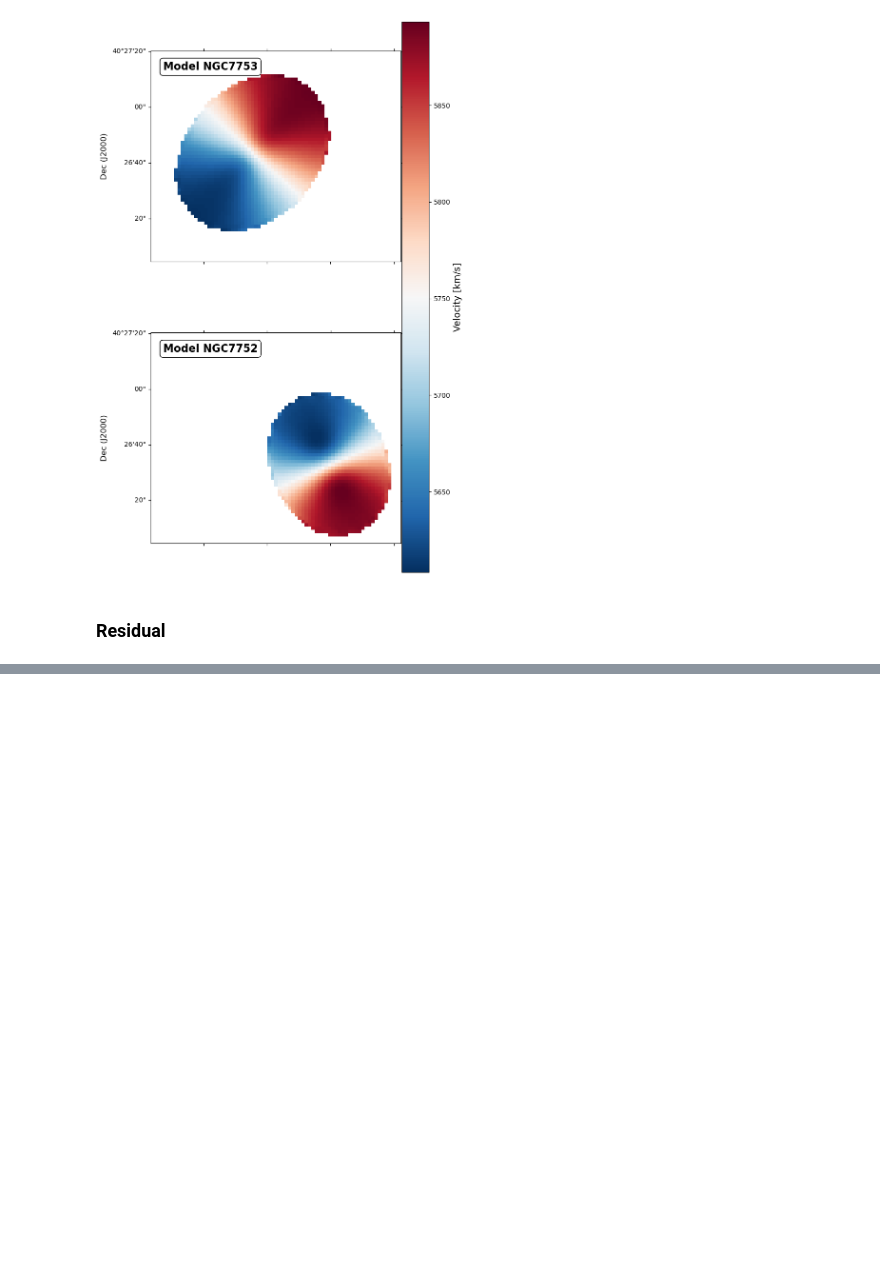
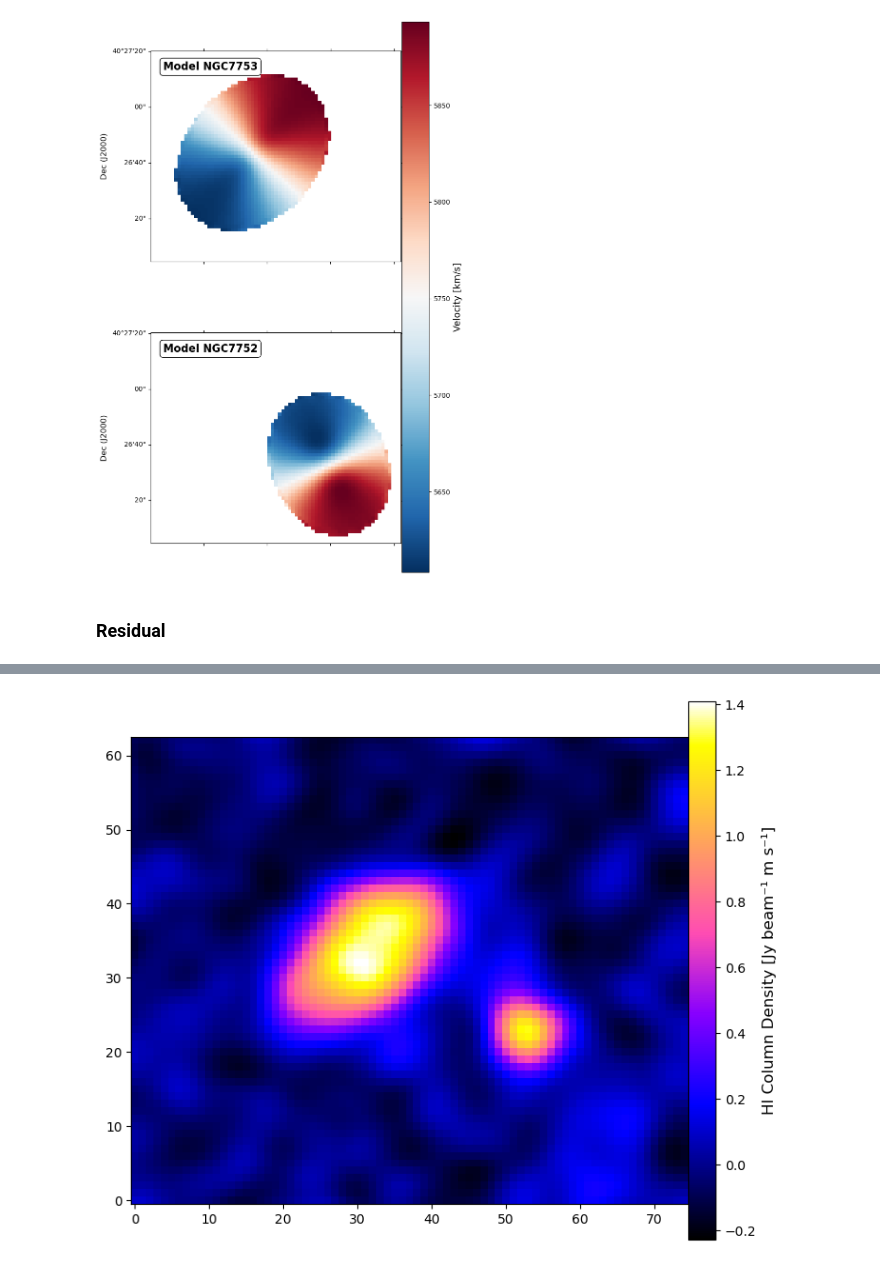
Before and after one commit to AnyelTars/Galaxies-Dynamics-WSRT, a Jupyter notebook: S0121+3848/Residuals/Residual-maps.ipynb, the cells around one changed output, grey strips where cells are left out. Cells and saved outputs as stored; diff of their text form; code cells hidden in the pictures; blank space fills up the shorter version.

```diff
--- a/S0121+3848/Residuals/Residual-maps.ipynb
+++ b/S0121+3848/Residuals/Residual-maps.ipynb
@@ -420,0 +440,10 @@ plt.show()
+# %%
+plt.figure(figsize=(9,8))
+ax =plt.subplot(111)
+im=ax.imshow(mom0_dat_smooth,cmap="gnuplot2", origin="lower")
+# Add colorbar
+cbar = plt.colorbar(im, ax=ax, location='right', shrink=0.93, pad=0.001)
+cbar.set_label('HI Column Density [Jy beam⁻¹ m s⁻¹]', fontsize=12)
+plt.show()
+# %% [output]
+[figure, added]
```
Also changed, not shown: parts of 9 cells of this notebook.
